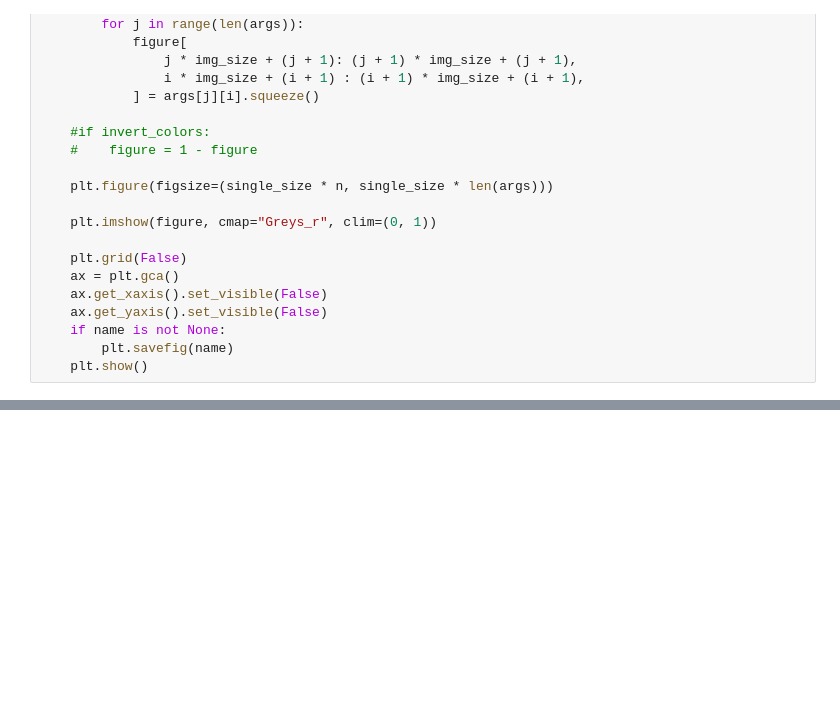
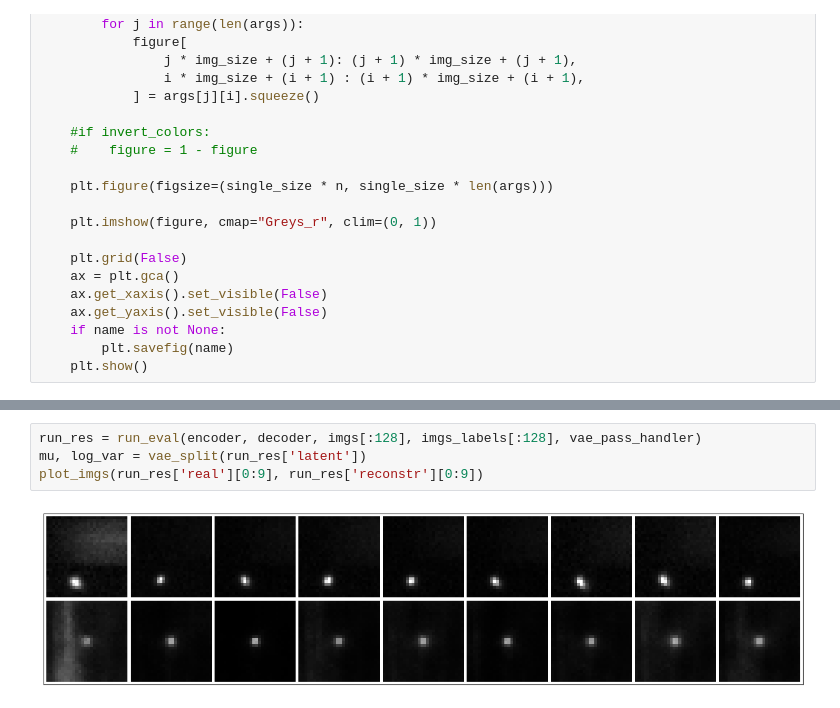
Before and after one commit to semtim/RB_ZTF, a Jupyter notebook: VAE.ipynb, the cells around one changed output, grey strips where cells are left out. Drawn from its saved outputs; the diff is of its cells as text; blank space fills up the shorter version.

```diff
--- a/VAE.ipynb
+++ b/VAE.ipynb
@@ -438,0 +422,6 @@ plot_imgs(run_res['real'][0:9], run_res['reconstr'][0:9])
+# %%
+run_res = run_eval(encoder, decoder, imgs[:128], imgs_labels[:128], vae_pass_handler)
+mu, log_var = vae_split(run_res['latent'])
+plot_imgs(run_res['real'][0:9], run_res['reconstr'][0:9])
+# %% [output]
+[figure, added]
```
Also changed, not shown: parts of 5 cells of this notebook.
